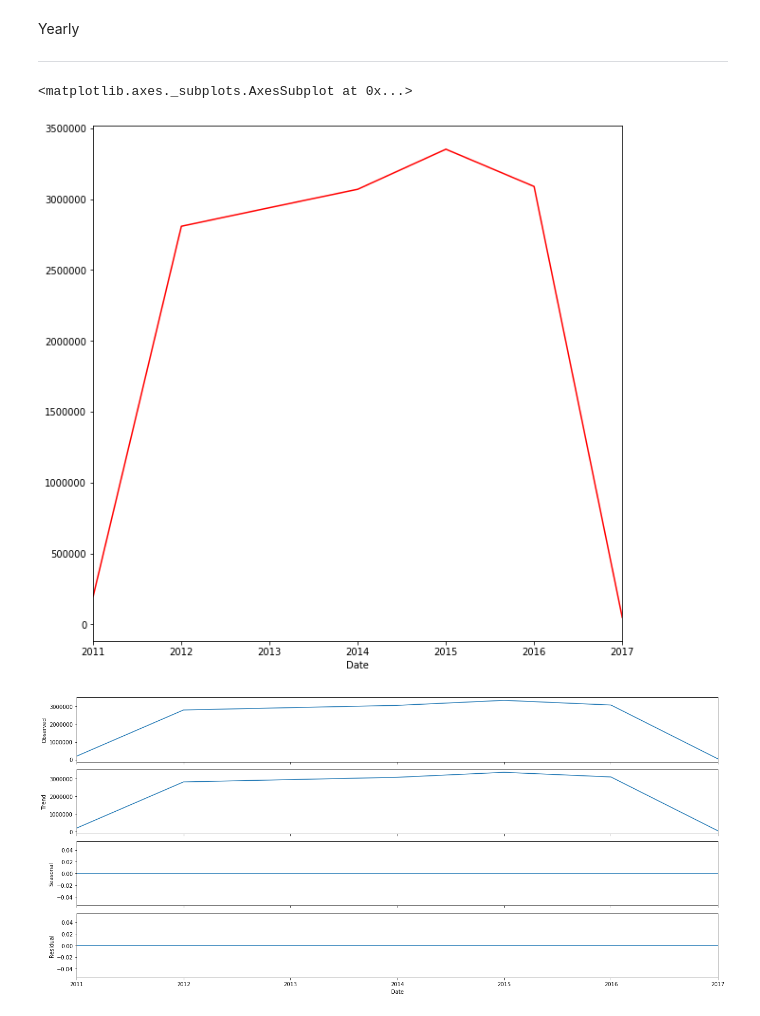
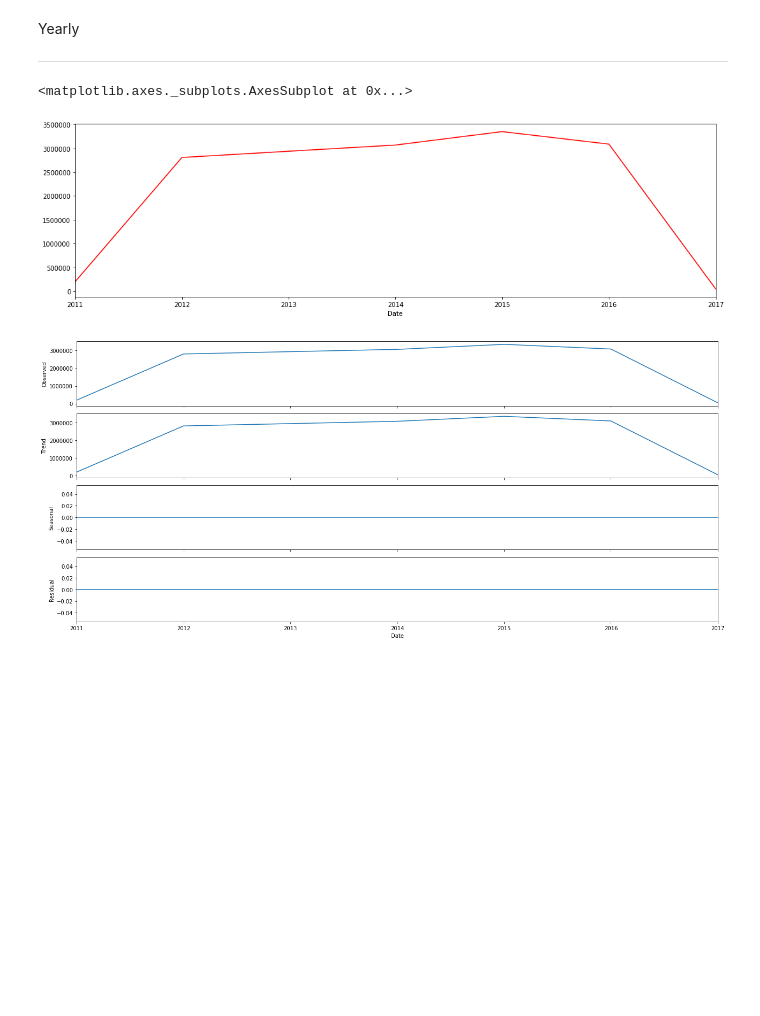
Before and after one commit to pramil-paudel/EECS-731_HW_5, a Jupyter notebook: notebooks/1.0-wwp.ipynb, the cells around one changed output. Drawn from its saved outputs; the diff is of its cells as text; code cells hidden in the pictures; blank space fills up the shorter version.

```diff
--- a/notebooks/1.0-wwp.ipynb
+++ b/notebooks/1.0-wwp.ipynb
@@ -524,10 +524,11 @@ Yearly
 *****
 # %%
 yearly = time_df['Order_Demand'].resample('A').mean()
-yearly.plot(color='red')
+rcParams['figure.figsize'] = 10,10
+yearly.plot(color='red',figsize=(18,5))
 # %% [output]
 <matplotlib.axes._subplots.AxesSubplot at 0x...>
-[figure, old version]
+[figure, new version]
 # %%
 from pylab import rcParams
 import statsmodels.api as sm
```
Also changed, not shown: parts of 9 cells of this notebook.
